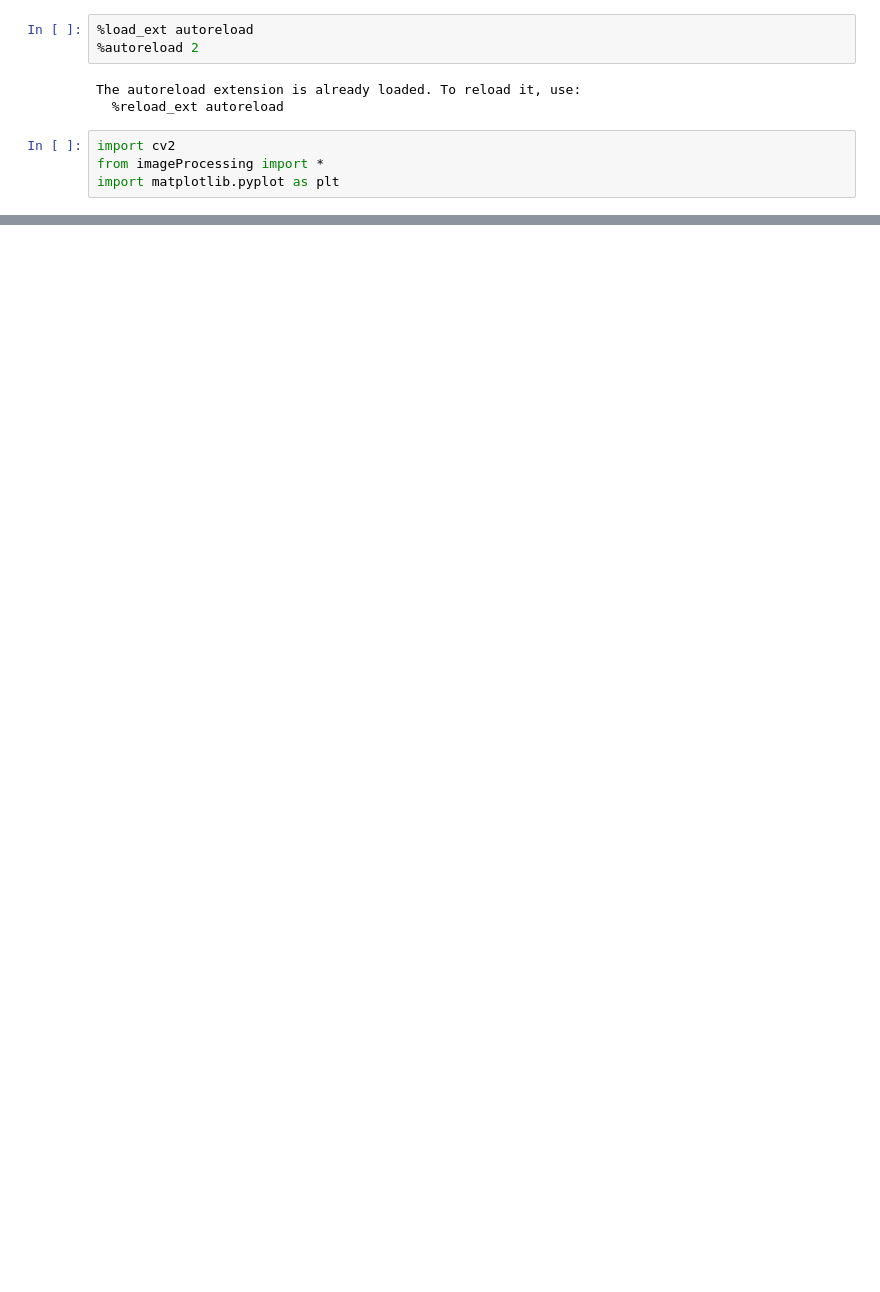
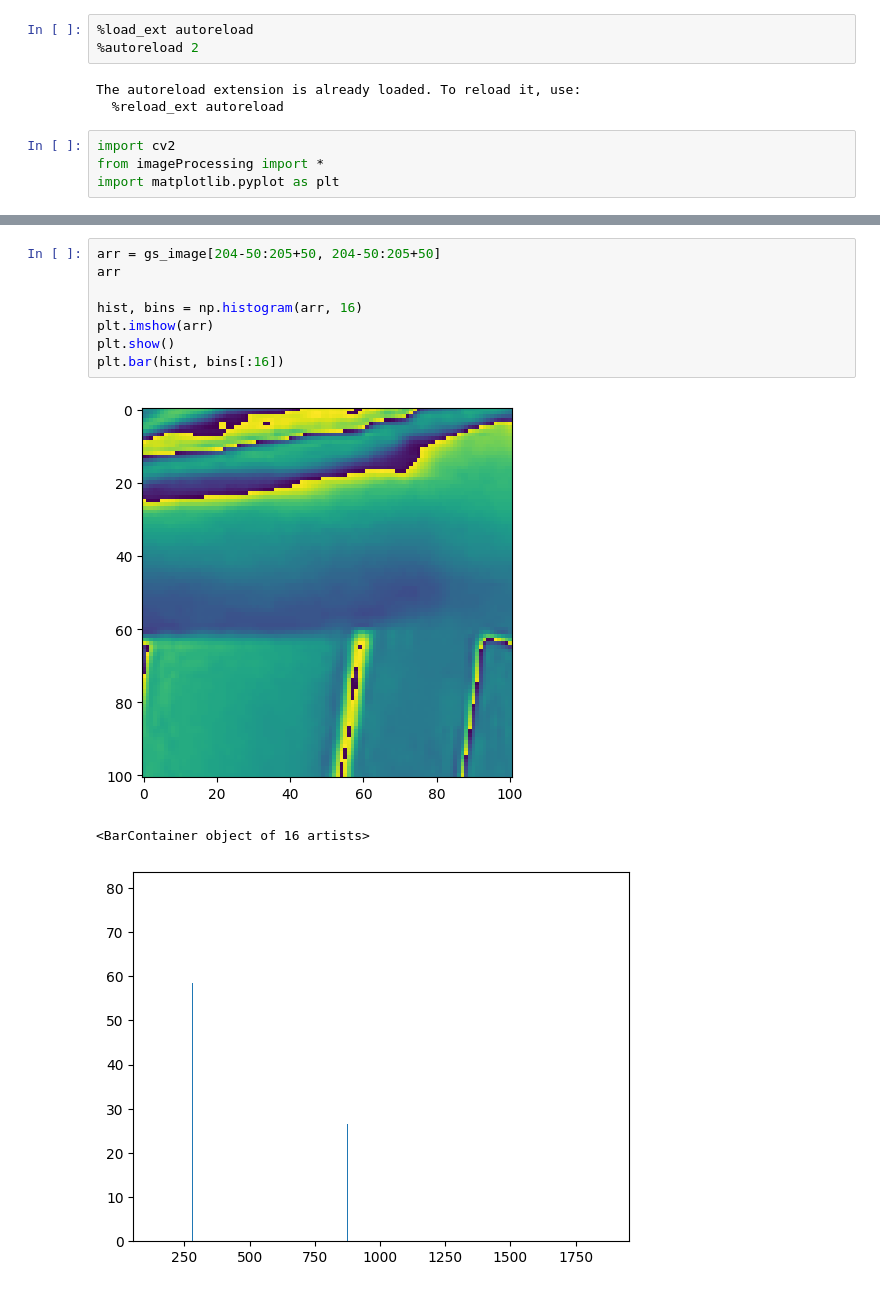
Before and after one commit to eirivarn/ComputerVisionInverseKinematics, a Jupyter notebook: testingNotebook.ipynb, the cells around one changed output, grey strips where cells are left out. Saved outputs shown, nothing was run; the diff lists cells and outputs as text; blank space fills up the shorter version.

```diff
--- a/testingNotebook.ipynb
+++ b/testingNotebook.ipynb
@@ -50,0 +93,12 @@ KeyboardInterrupt:
+# %%
+arr = gs_image[204-50:205+50, 204-50:205+50]
+arr
+
+hist, bins = np.histogram(arr, 16)
+plt.imshow(arr)
+plt.show()
+plt.bar(hist, bins[:16])
+# %% [output]
+[figure, added]
+<BarContainer object of 16 artists>
+[figure, added]
```
Also changed, not shown: parts of 7 cells of this notebook, 3 other files.
